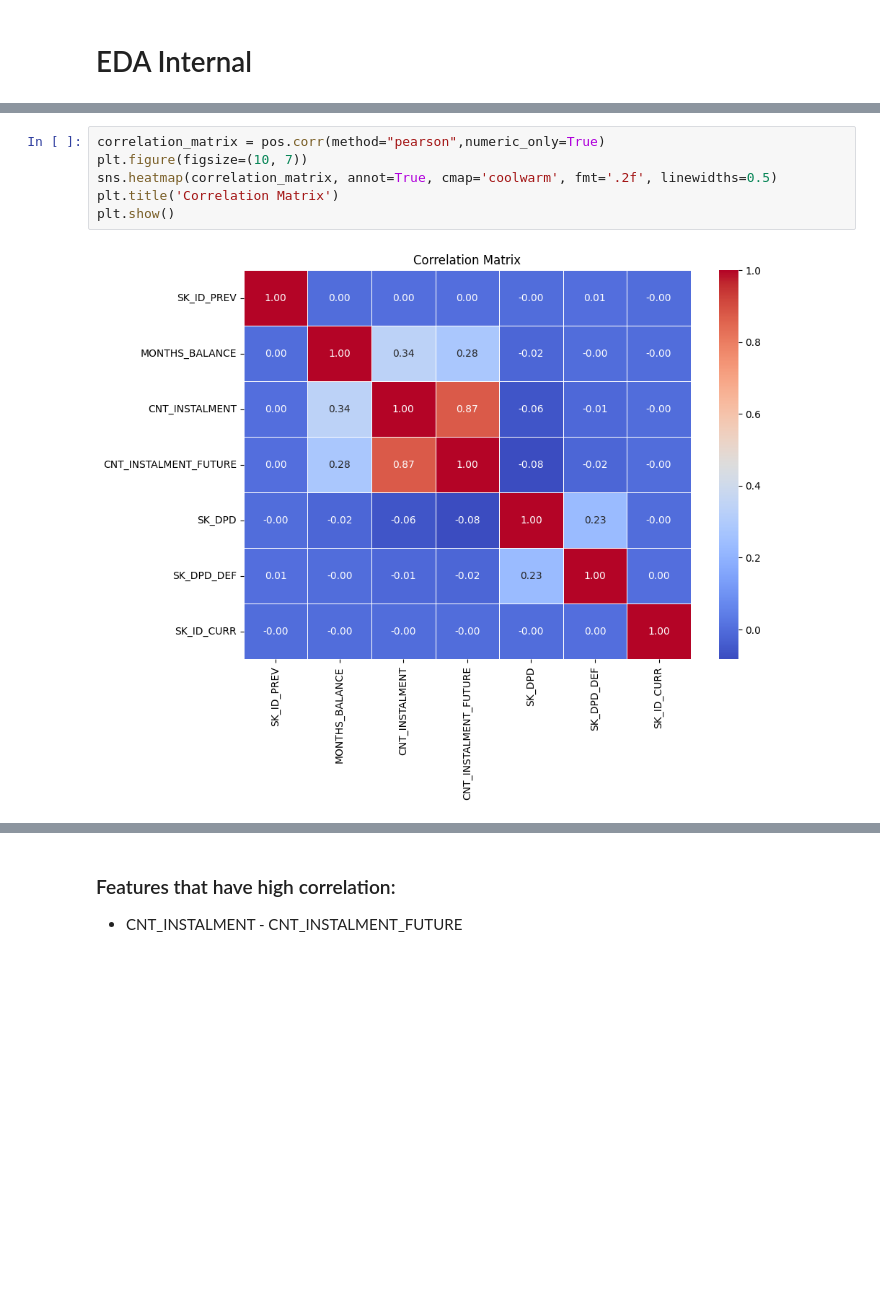
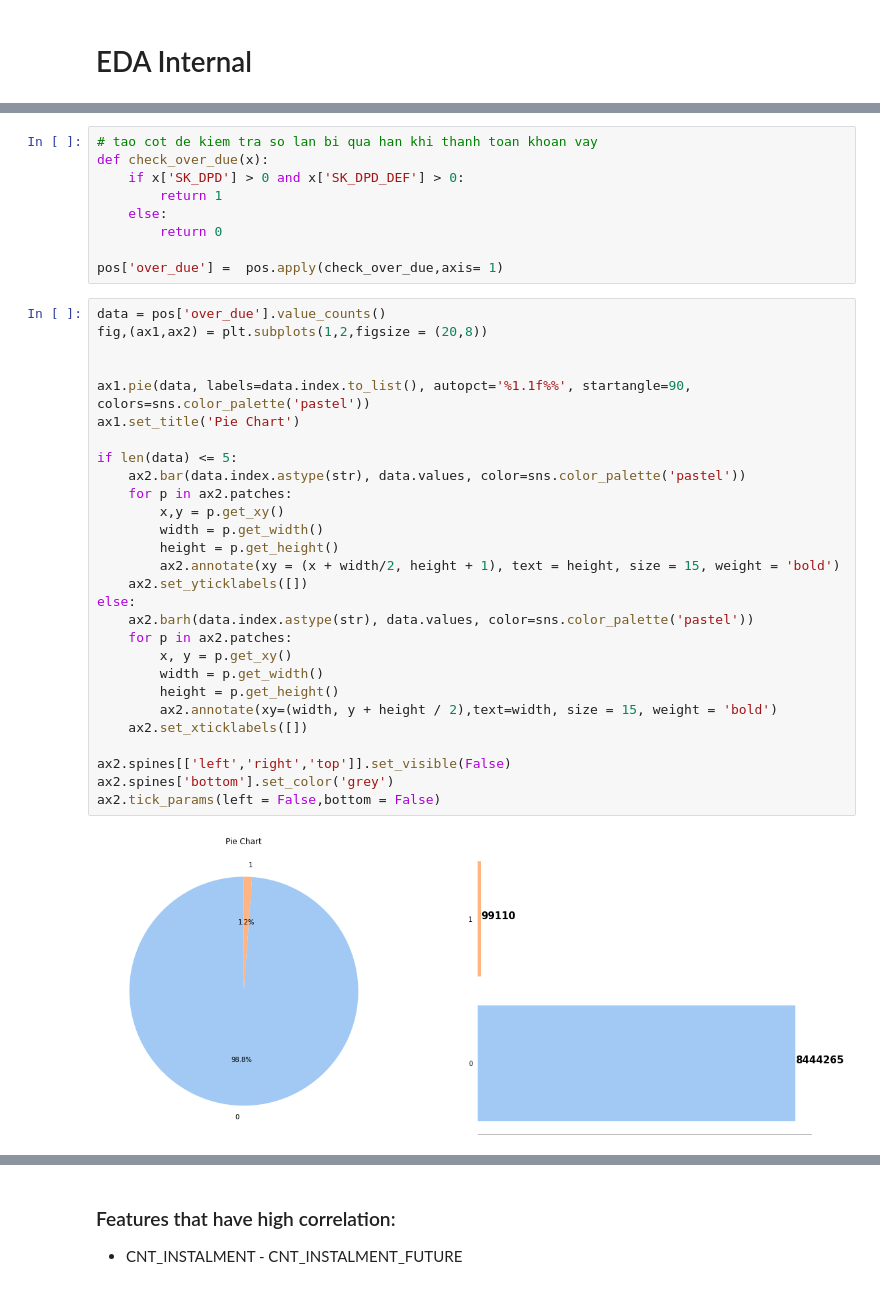
Before and after one commit to dunp7/Home-Default-Credit-Risk, a Jupyter notebook: Cleaning + EDA/POS_Cash_Balance.ipynb, the cells around one changed output, grey strips where cells are left out. Drawn from its saved outputs; the diff is of its cells as text; blank space fills up the shorter version.

```diff
--- a/Cleaning + EDA/POS_Cash_Balance.ipynb
+++ b/Cleaning + EDA/POS_Cash_Balance.ipynb
@@ -148,8 +97,39 @@ for column in pos.iloc[:,1:7]:
-# %%
-correlation_matrix = pos.corr(method="pearson",numeric_only=True)
-plt.figure(figsize=(10, 7))
-sns.heatmap(correlation_matrix, annot=True, cmap='coolwarm', fmt='.2f', linewidths=0.5)
-plt.title('Correlation Matrix')
-plt.show()
-# %% [output]
-[figure, removed]
+# %%
+# tao cot de kiem tra so lan bi qua han khi thanh toan khoan vay
+def check_over_due(x):
+    if x['SK_DPD'] > 0 and x['SK_DPD_DEF'] > 0:
+        return 1
+    else:
+        return 0
+
+pos['over_due'] =  pos.apply(check_over_due,axis= 1)
+# %%
+data = pos['over_due'].value_counts()
+fig,(ax1,ax2) = plt.subplots(1,2,figsize = (20,8))
+
+
+ax1.pie(data, labels=data.index.to_list(), autopct='%1.1f%%', startangle=90, colors=sns.color_palette('pastel'))
+ax1.set_title('Pie Chart')
+
+if len(data) <= 5:
+    ax2.bar(data.index.astype(str), data.values, color=sns.color_palette('pastel'))
+    for p in ax2.patches:
+        x,y = p.get_xy()
+        width = p.get_width()
+        height = p.get_height()
+        ax2.annotate(xy = (x + width/2, height + 1), text = height, size = 15, weight = 'bold')
+    ax2.set_yticklabels([])
+else:
+    ax2.barh(data.index.astype(str), data.values, color=sns.color_palette('pastel'))
+    for p in ax2.patches:
+        x, y = p.get_xy()
+        width = p.get_width()
+        height = p.get_height()
+        ax2.annotate(xy=(width, y + height / 2),text=width, size = 15, weight = 'bold')
+    ax2.set_xticklabels([])
+
+ax2.spines[['left','right','top']].set_visible(False)
+ax2.spines['bottom'].set_color('grey')
+ax2.tick_params(left = False,bottom = False)
+# %% [output]
+[figure, added]
```
Also changed, not shown: parts of 35 cells of this notebook, 4 other files.
